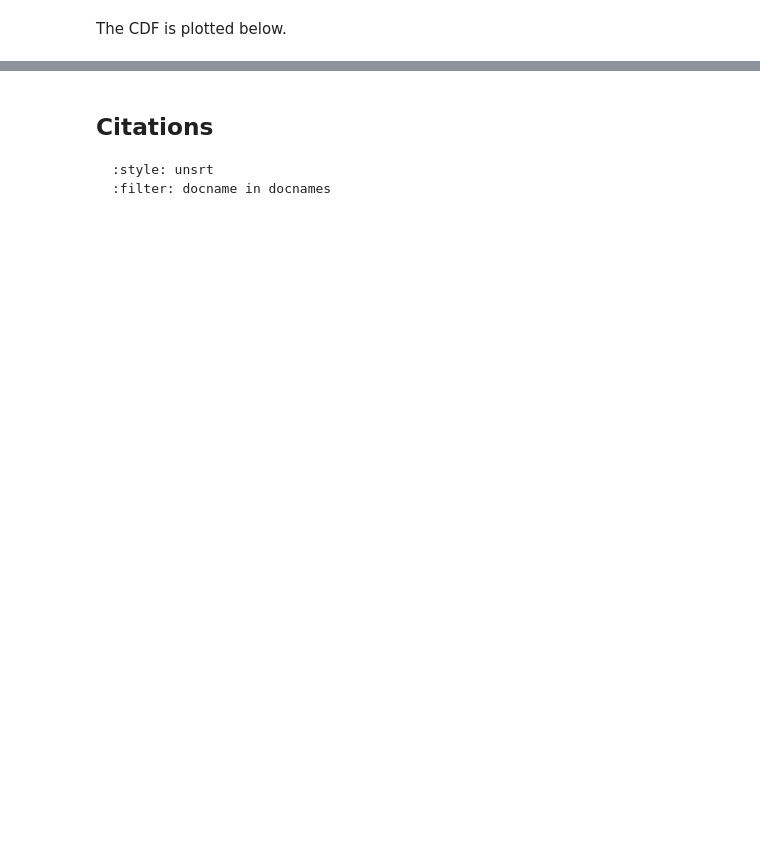
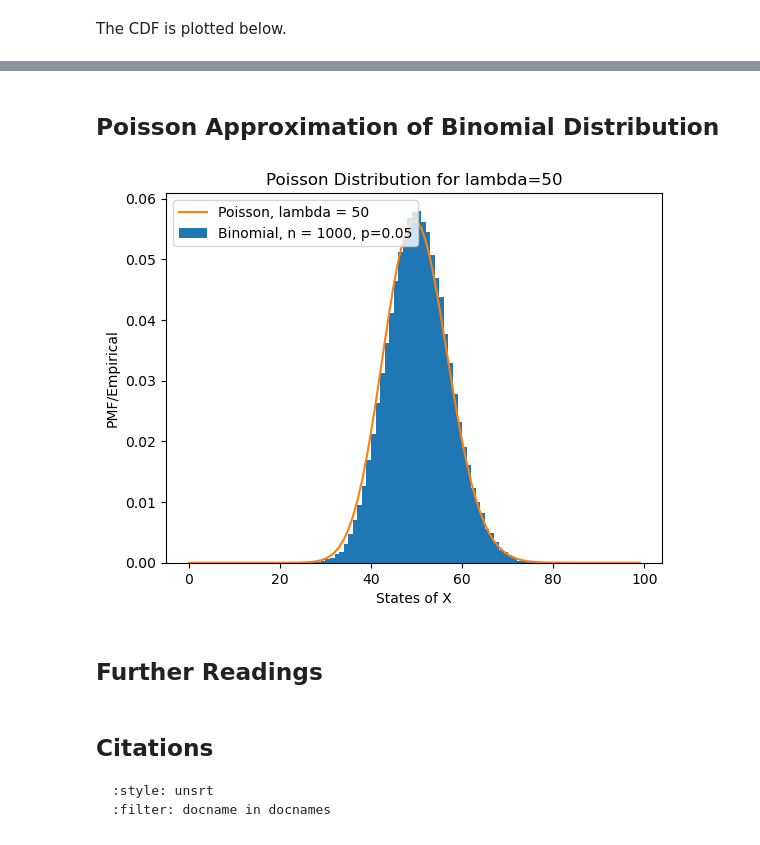
Before and after one commit to tan-wt/gaohn-probability-stats, a Jupyter notebook: content/03_discrete_random_variables/0311_poisson_distribution_implementation.ipynb, the cells around one changed output, grey strips where cells are left out. Cells and saved outputs as stored; diff of their text form; code cells hidden in the pictures; blank space fills up the shorter version.

```diff
--- a/content/03_discrete_random_variables/0311_poisson_distribution_implementation.ipynb
+++ b/content/03_discrete_random_variables/0311_poisson_distribution_implementation.ipynb
@@ -377,3 +124,35 @@ Then $Y(y=1 | X = x)$ follows a Bernoulli distribution (conditional).
+# %% [markdown]
+## Poisson Approximation of Binomial Distribution
+# %%
+x = np.arange(0, 100, 1)
+
+n = 1000
+p = 0.05
+rv1 = stats.binom(n, p)
+X = rv1.rvs(size=100000)
+
+plt.hist(X, bins=x, density=True, label="Binomial, n = 1000, p=0.05")
+
+lambda_ = 50
+
+rv = stats.poisson(lambda_)
+f = rv.pmf(x)
+plt.plot(
+    x,
+    f,
+    ms=8,
+    label=f"Poisson, lambda = {lambda_}",
+)
+plt.ylabel("PMF/Empirical")
+plt.xlabel("States of X")
+# plt.xticks(x)
+plt.title(f"Poisson Distribution for lambda={lambda_}")
+plt.legend()
+plt.show();
+# %% [output]
+[figure, added]
+# %% [markdown]
+## Further Readings
 # %% [markdown]
 ## Citations
 
```
Also changed, not shown: parts of 36 cells of this notebook, 1 other file.
